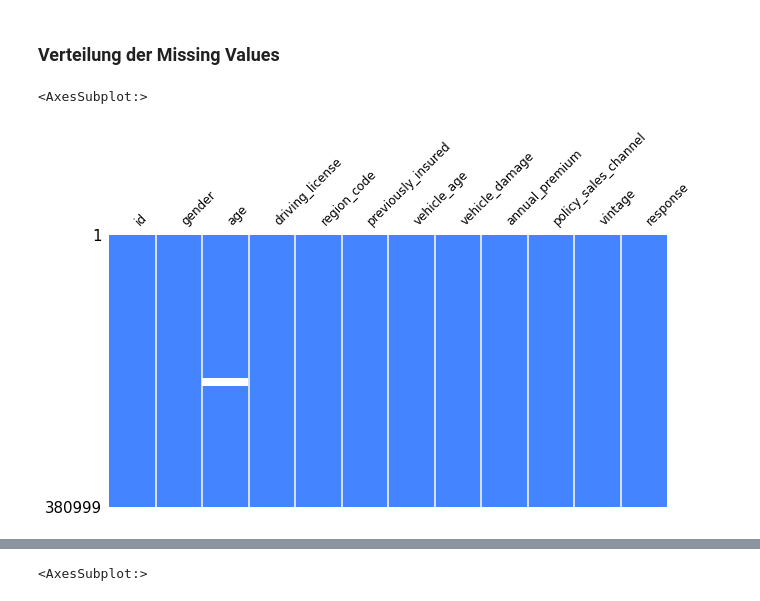
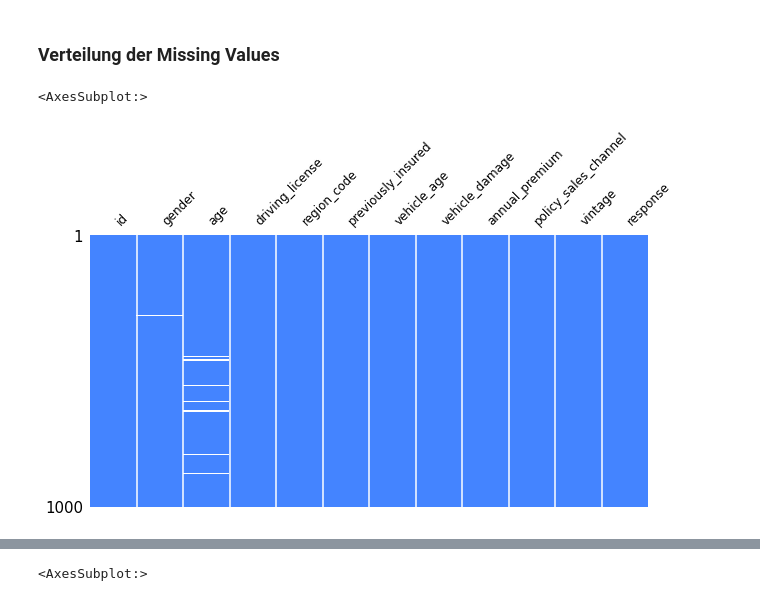
Before and after one commit to tlex-web/data_analysis_crisp_dm, a Jupyter notebook: data_preparation.ipynb, the cells around one changed output, grey strips where cells are left out. Cells and saved outputs as stored; diff of their text form; code cells hidden in the pictures.

```diff
--- a/data_preparation.ipynb
+++ b/data_preparation.ipynb
@@ -144,10 +197,10 @@ fig.show()
 ### Verteilung der Missing Values
 # %%
 # Verteilung der Missing Values innerhalb der Variablen
-msno.matrix(df, sparkline=False, figsize=(10,5), fontsize=12, color=(0.27, 0.52, 1.0))
+msno.matrix(df.sample(1000), sparkline=False, figsize=(10,5), fontsize=12, color=(0.27, 0.52, 1.0))
 # %% [output]
 <AxesSubplot:>
-[figure, old version]
+[figure, new version]
 # %%
 
 plt.figure(figsize=(10,6))
```
Also changed, not shown: parts of 9 cells of this notebook.
